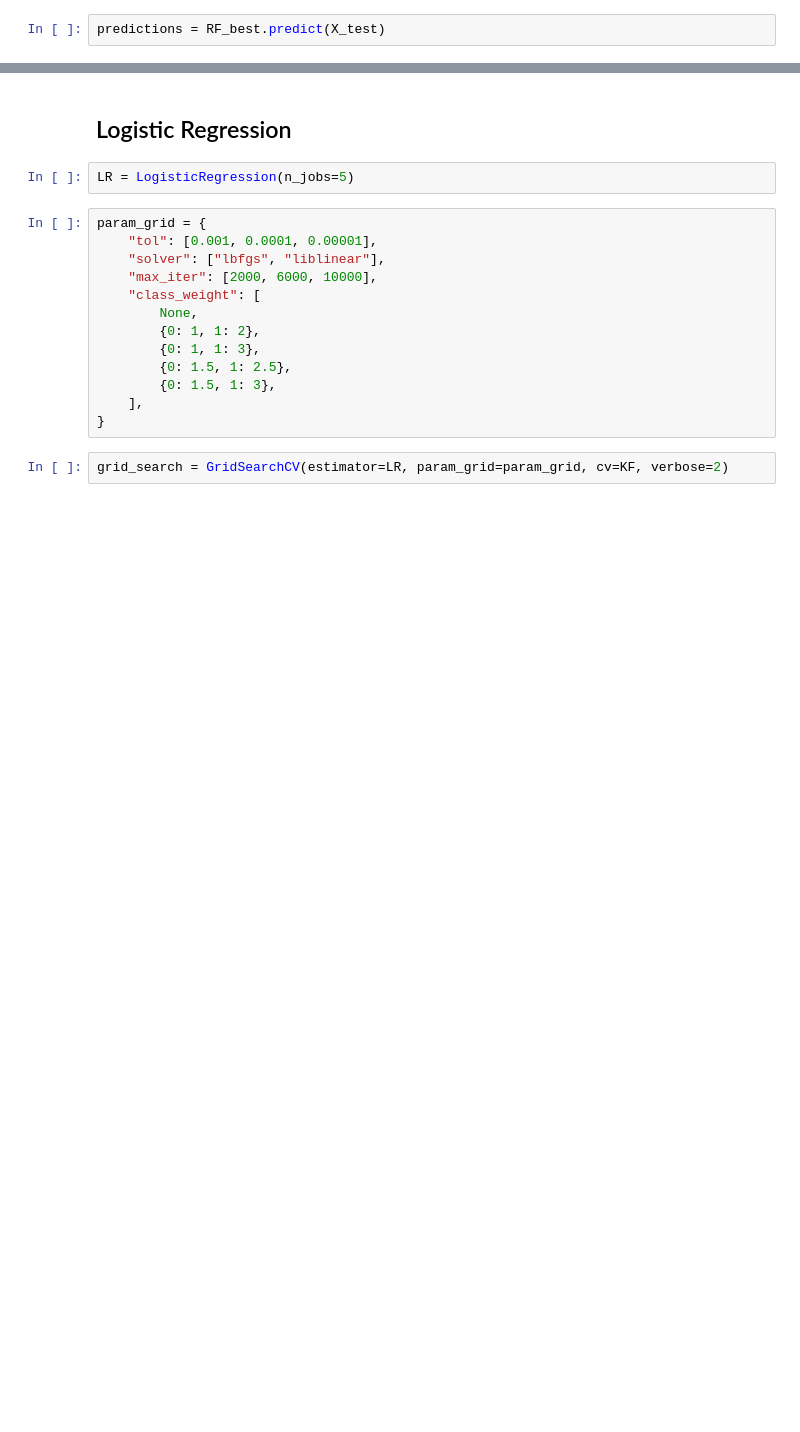
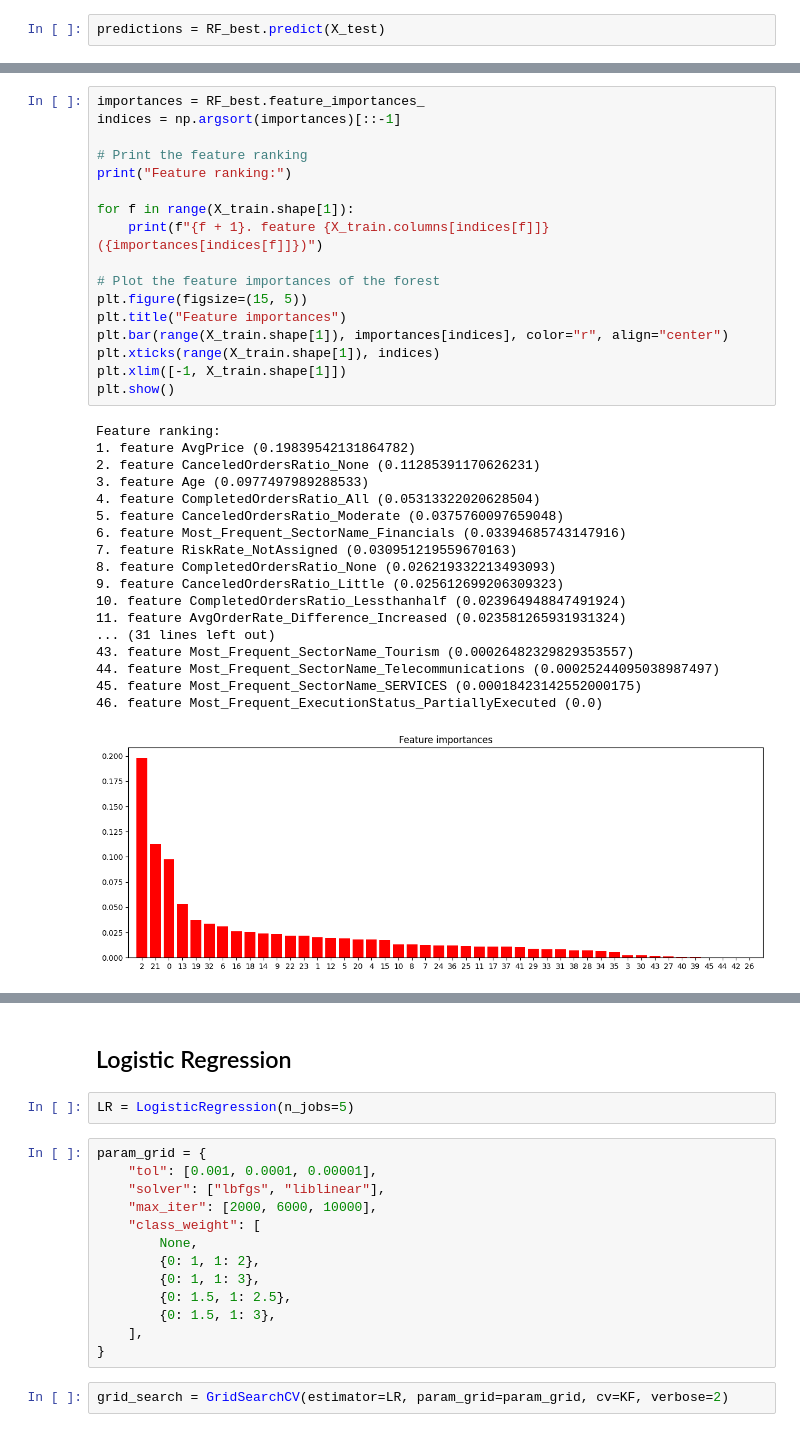
Before and after one commit to useframi1/SU-EFG, a Jupyter notebook: Scripts/train-models-script.ipynb, the cells around one changed output, grey strips where cells are left out. Cells and saved outputs as stored; diff of their text form; blank space fills up the shorter version.

```diff
--- a/Scripts/train-models-script.ipynb
+++ b/Scripts/train-models-script.ipynb
@@ -390,0 +375,36 @@ weighted avg       0.64      0.64      0.64       966
+# %%
+importances = RF_best.feature_importances_
+indices = np.argsort(importances)[::-1]
+
+# Print the feature ranking
+print("Feature ranking:")
+
+for f in range(X_train.shape[1]):
+    print(f"{f + 1}. feature {X_train.columns[indices[f]]} ({importances[indices[f]]})")
+
+# Plot the feature importances of the forest
+plt.figure(figsize=(15, 5))
+plt.title("Feature importances")
+plt.bar(range(X_train.shape[1]), importances[indices], color="r", align="center")
+plt.xticks(range(X_train.shape[1]), indices)
+plt.xlim([-1, X_train.shape[1]])
+plt.show()
+# %% [output]
+Feature ranking:
+1. feature AvgPrice (0.19839542131864782)
+2. feature CanceledOrdersRatio_None (0.11285391170626231)
+3. feature Age (0.0977497989288533)
+4. feature CompletedOrdersRatio_All (0.05313322020628504)
+5. feature CanceledOrdersRatio_Moderate (0.0375760097659048)
+6. feature Most_Frequent_SectorName_Financials (0.03394685743147916)
+7. feature RiskRate_NotAssigned (0.030951219559670163)
+8. feature CompletedOrdersRatio_None (0.026219332213493093)
+9. feature CanceledOrdersRatio_Little (0.025612699206309323)
+10. feature CompletedOrdersRatio_Lessthanhalf (0.023964948847491924)
+11. feature AvgOrderRate_Difference_Increased (0.023581265931931324)
+... (31 lines left out)
+43. feature Most_Frequent_SectorName_Tourism (0.00026482329829353557)
+44. feature Most_Frequent_SectorName_Telecommunications (0.00025244095038987497)
+45. feature Most_Frequent_SectorName_SERVICES (0.00018423142552000175)
+46. feature Most_Frequent_ExecutionStatus_PartiallyExecuted (0.0)
+[figure, added]
```
Also changed, not shown: parts of 52 cells of this notebook, 2 other files.
